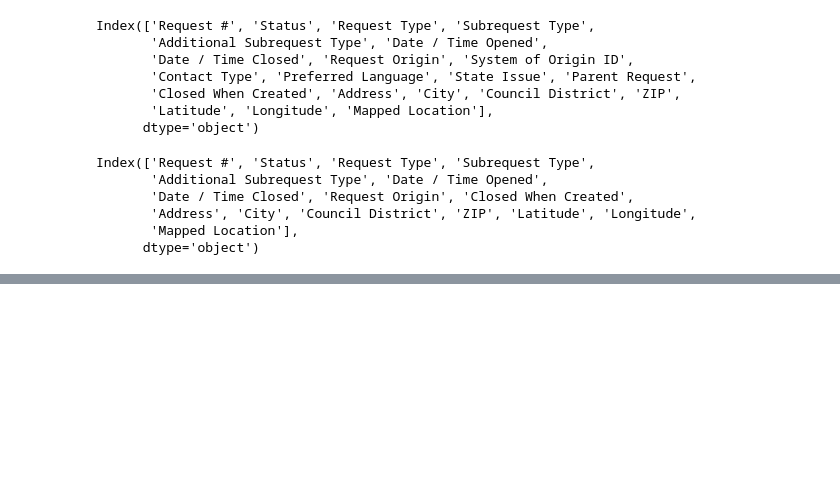
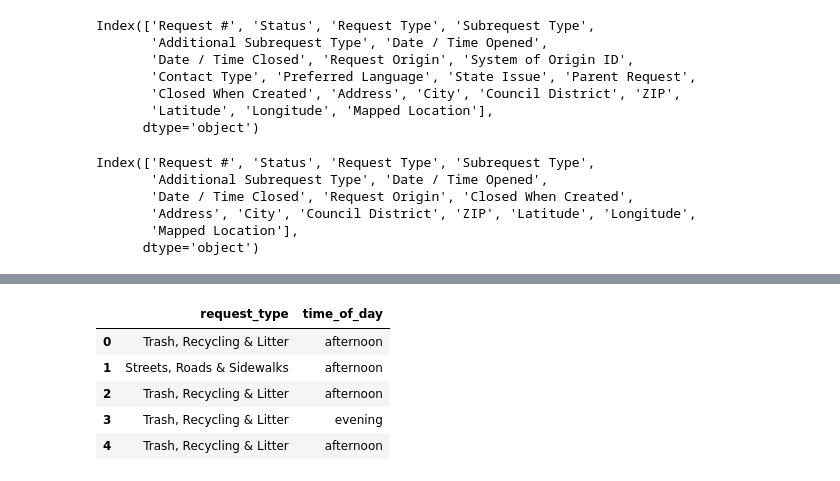
Before and after one commit to AmandaPartlow/hubNashville, a Jupyter notebook: notebooks/HubNashville_Call_Times.ipynb, the cells around one changed output, grey strips where cells are left out. Drawn from its saved outputs; the diff is of its cells as text; code cells hidden in the pictures; blank space fills up the shorter version.

```diff
--- a/notebooks/HubNashville_Call_Times.ipynb
+++ b/notebooks/HubNashville_Call_Times.ipynb
@@ -71,0 +142,10 @@ hub_nash.head()
+# %%
+request_by_time = hub_nash[['request_type', 'time_of_day']].reset_index(drop=True)
+request_by_time.head()
+# %% [output]
+|  | request_type | time_of_day |
+| 0 | Trash, Recycling & Litter | afternoon |
+| 1 | Streets, Roads & Sidewalks | afternoon |
+| 2 | Trash, Recycling & Litter | afternoon |
+| 3 | Trash, Recycling & Litter | evening |
+| 4 | Trash, Recycling & Litter | afternoon |
```
Also changed, not shown: parts of 13 cells of this notebook.
